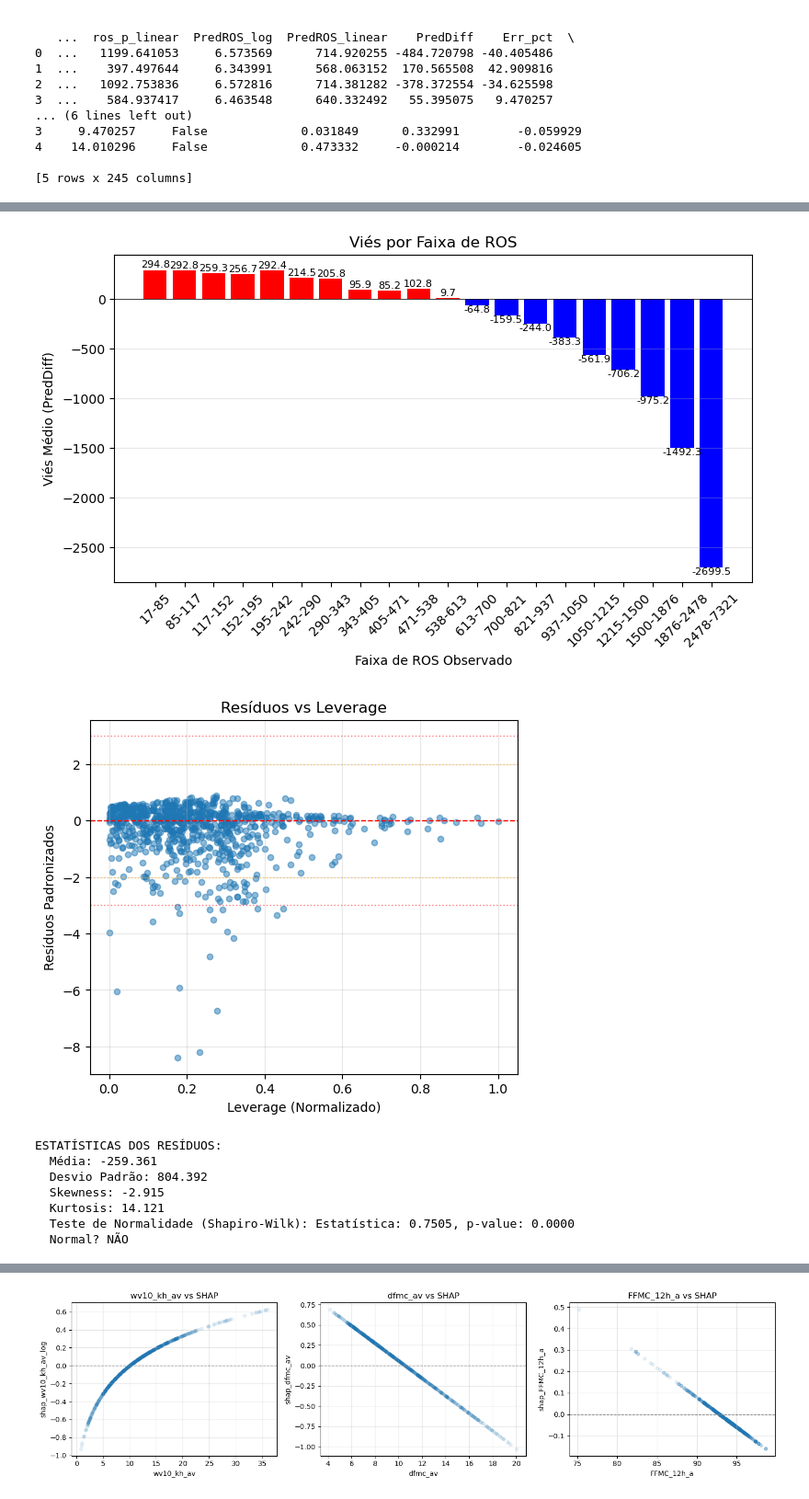
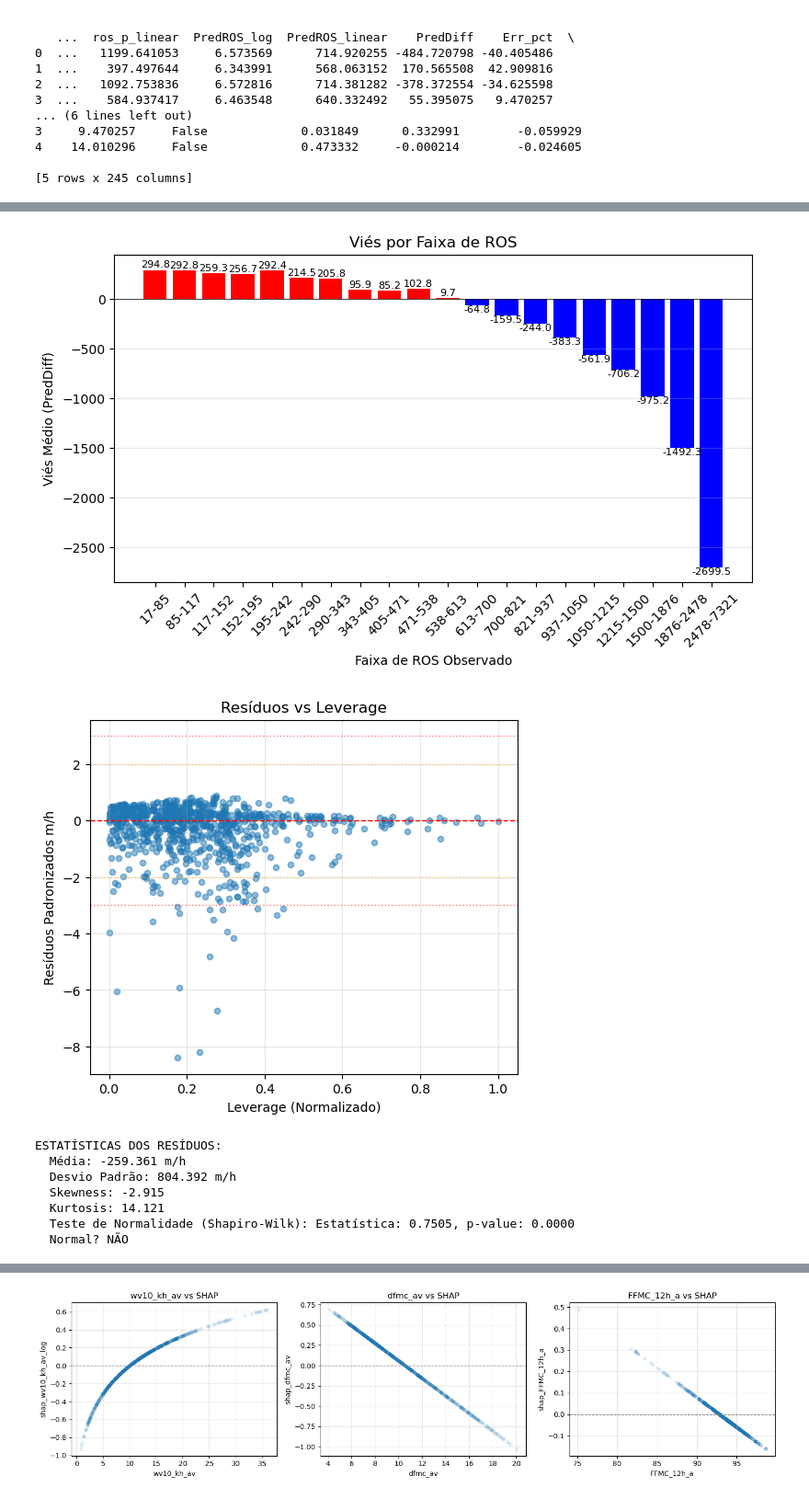
Before and after one commit to rafael-bork/FIRE-HACK-Project, a Jupyter notebook: Notebooks/4Models/Outlier_Analysis.ipynb, the cells around one changed output, grey strips where cells are left out. Shown at 92% size. Saved outputs shown, nothing was run; the diff lists cells and outputs as text; code cells hidden in the pictures.

```diff
--- a/Notebooks/4Models/Outlier_Analysis.ipynb
+++ b/Notebooks/4Models/Outlier_Analysis.ipynb
@@ -200,40 +200,40 @@ if model != 'xgboost':
         std_residuals = residuals / np.std(residuals)
         pred_mean = df['PredROS_log'].mean()
         leverage = np.abs(df['PredROS_log'] - pred_mean)
         leverage = leverage / leverage.max()
 
         plt.figure(figsize=(6,5))
         plt.scatter(leverage, std_residuals, alpha=0.5, s=20)
         plt.axhline(y=0, color='red', linestyle='--', linewidth=1)
         plt.axhline(y=2, color='orange', linestyle=':', linewidth=1, alpha=0.5)
         plt.axhline(y=-2, color='orange', linestyle=':', linewidth=1, alpha=0.5)
         plt.axhline(y=3, color='red', linestyle=':', linewidth=1, alpha=0.5)
         plt.axhline(y=-3, color='red', linestyle=':', linewidth=1, alpha=0.5)
         plt.xlabel('Leverage (Normalizado)')
-        plt.ylabel('Resíduos Padronizados')
+        plt.ylabel('Resíduos Padronizados m/h')
         plt.title('Resíduos vs Leverage')
         plt.grid(True, alpha=0.3)
         plt.show()
 
 # =========================================================
 # Estatísticas dos resíduos
 # =========================================================
 print("\nESTATÍSTICAS DOS RESÍDUOS:")
-print(f"  Média: {df['PredDiff'].mean():.3f}")
-print(f"  Desvio Padrão: {df['PredDiff'].std():.3f}")
+print(f"  Média: {df['PredDiff'].mean():.3f} m/h")
+print(f"  Desvio Padrão: {df['PredDiff'].std():.3f} m/h")
 print(f"  Skewness: {stats.skew(df['PredDiff'].dropna()):.3f}")
 print(f"  Kurtosis: {stats.kurtosis(df['PredDiff'].dropna()):.3f}")
 
 if len(df) > 3 and len(df) < 5000:
     stat, p_value = stats.shapiro(df['PredDiff'].dropna())
     print(f"  Teste de Normalidade (Shapiro-Wilk): Estatística: {stat:.4f}, p-value: {p_value:.4f}")
     print(f"  Normal? {'SIM' if p_value > 0.05 else 'NÃO'}")
 # %% [output]
 [figure]
-[figure, old version]
+[figure, new version]
 ESTATÍSTICAS DOS RESÍDUOS:
-  Média: -259.361
-  Desvio Padrão: 804.392
+  Média: -259.361 m/h
+  Desvio Padrão: 804.392 m/h
   Skewness: -2.915
   Kurtosis: 14.121
   Teste de Normalidade (Shapiro-Wilk): Estatística: 0.7505, p-value: 0.0000
```
Also changed, not shown: parts of 3 cells of this notebook, 13 other files.
